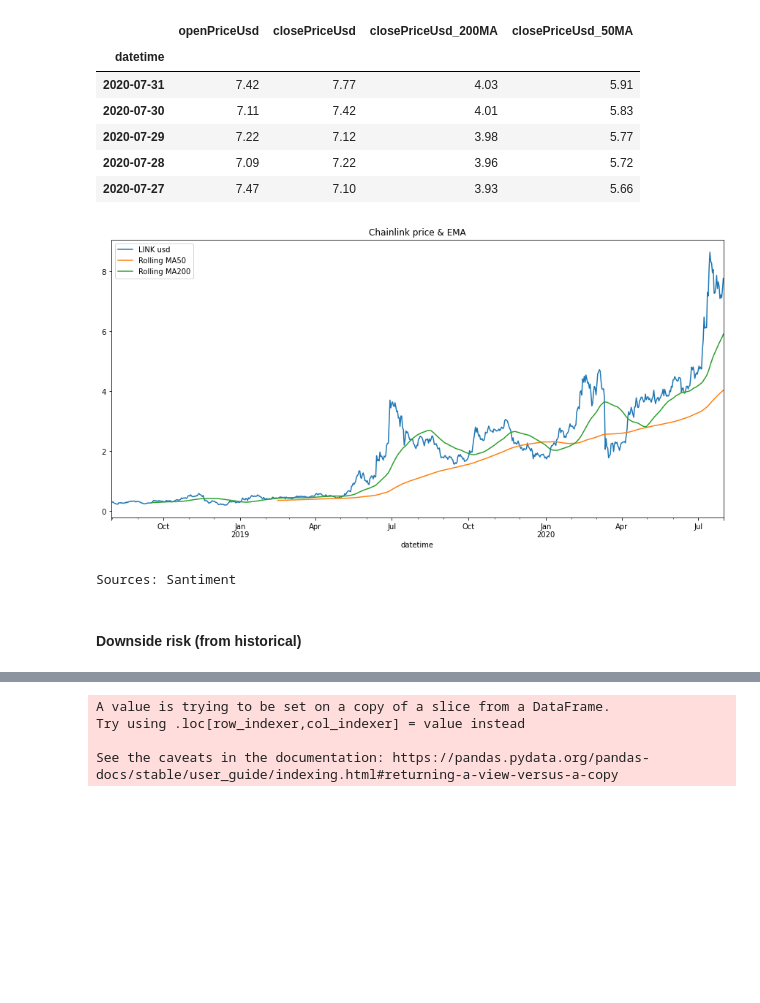
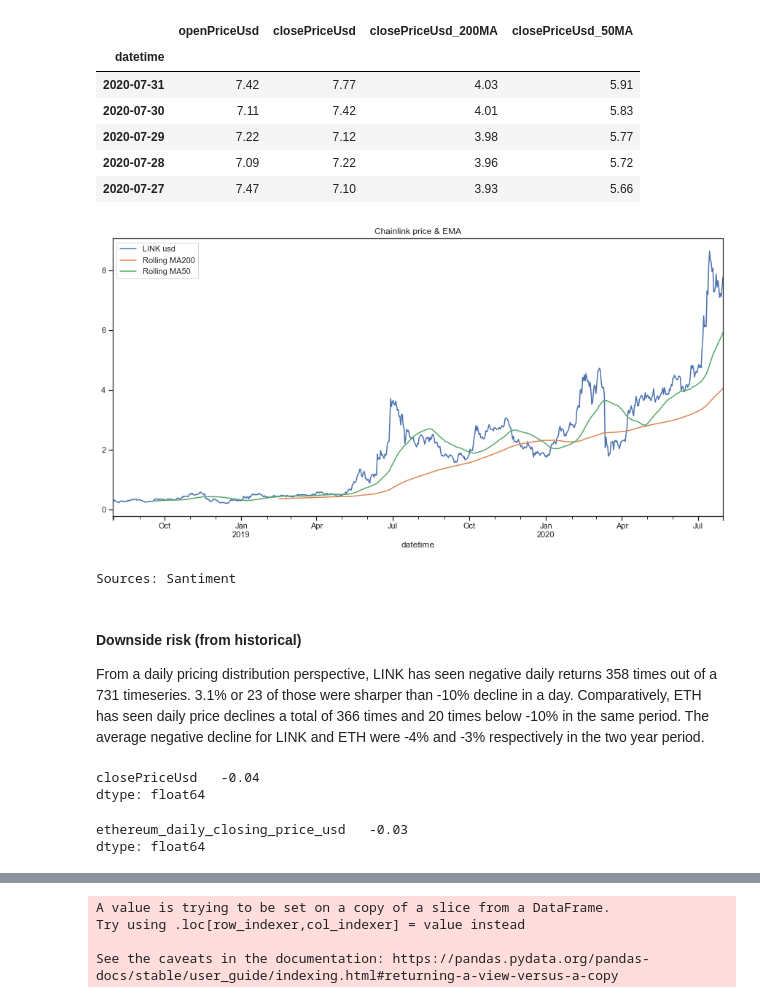
Before and after one commit to willr-seriousprojects/maker-dao, a Jupyter notebook: Maker-Risk/LINK/link.ipynb, the cells around one changed output, grey strips where cells are left out. Drawn from its saved outputs; the diff is of its cells as text; code cells hidden in the pictures; blank space fills up the shorter version.

```diff
--- a/Maker-Risk/LINK/link.ipynb
+++ b/Maker-Risk/LINK/link.ipynb
@@ -3801,15 +3931,27 @@ See the caveats in the documentation: https://pandas.pydata.org/pandas-docs/stab
 # %%
 # Price and rolling MA
 price_ema.closePriceUsd.plot(figsize=(15,7))
 price_ema['closePriceUsd_200MA'].plot()
 price_ema['closePriceUsd_50MA'] .plot()
-plt.legend(['LINK usd','Rolling MA50','Rolling MA200'])
+plt.legend(['LINK usd','Rolling MA200','Rolling MA50'])
 plt.title('Chainlink price & EMA')
 plt.show()
 
 print('Sources: Santiment')
 # %% [output]
-[figure, old version]
+[figure, new version]
 Sources: Santiment
-# %% [markdown]
-#### Downside risk (from historical)
+# %% [markdown]
+#### Downside risk (from historical)
+
+From a daily pricing distribution perspective, LINK has seen negative daily returns 358 times out of a 731 timeseries. 3.1% or 23 of those were sharper than -10% decline in a day. Comparatively, ETH has seen daily price declines a total of 366 times and 20 times below -10% in the same period. The average negative decline for LINK and ETH were -4% and -3% respectively in the two year period.
+# %%
+values.loc[values['closePriceUsd'] < -0.0].mean()
+# %% [output]
+closePriceUsd   -0.04
+dtype: float64
+# %%
+df.loc[df['ethereum_daily_closing_price_usd'] < -0.0].mean()
+# %% [output]
+ethereum_daily_closing_price_usd   -0.03
+dtype: float64
```
Also changed, not shown: parts of 45 cells of this notebook, 1 other file.
